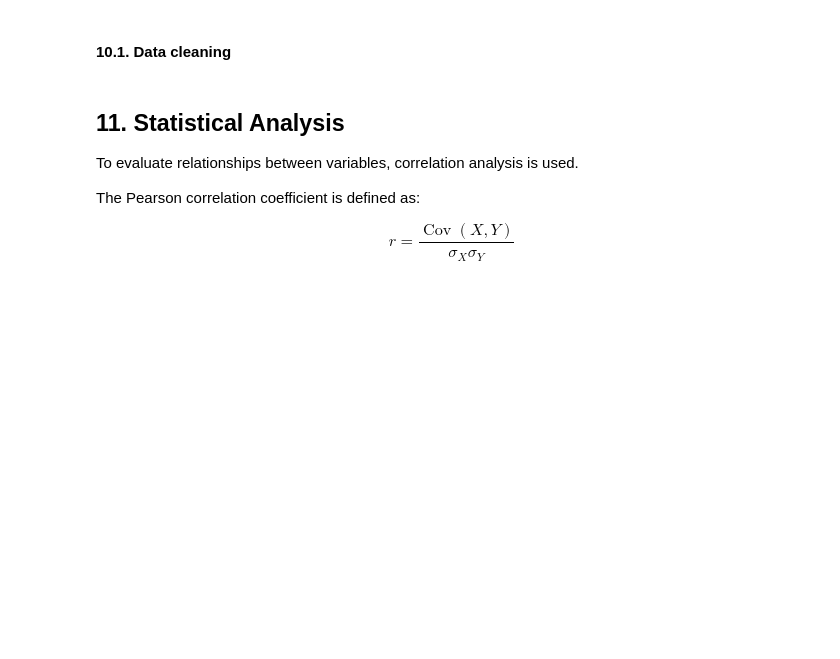
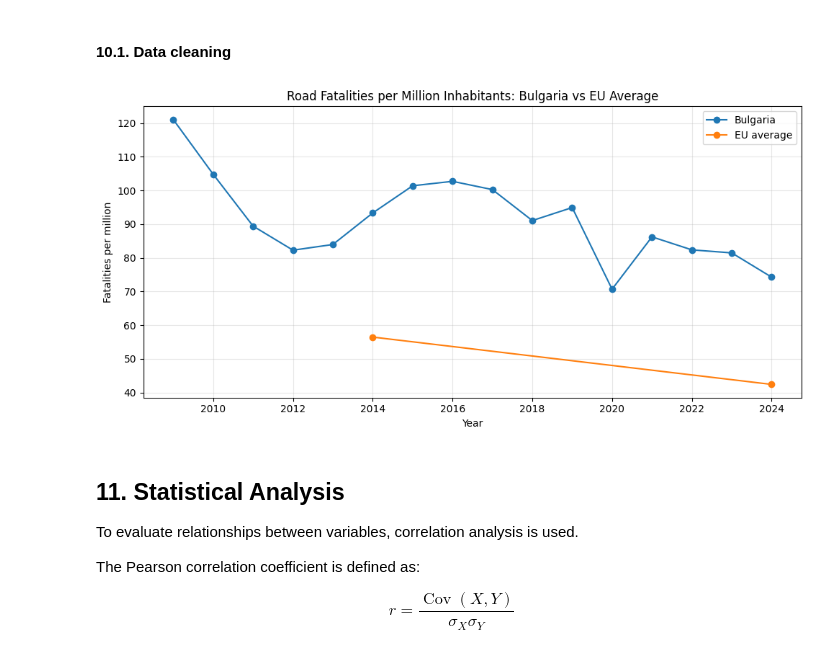
Before and after one commit to borisyotsov/Road-Safety-in-Bulgaria-Impact-of-Traffic-and-Infrastructure-on-Accident-Rates, a Jupyter notebook: Road_Safety_Project.ipynb, the cells around one changed output. Saved outputs shown, nothing was run; the diff lists cells and outputs as text; code cells hidden in the pictures; blank space fills up the shorter version.

Commit message:
add Problem Formulation, add Data cleaning and Line plot Road Fatalities per Million Inhabitants

```diff
--- a/Road_Safety_Project.ipynb
+++ b/Road_Safety_Project.ipynb
@@ -517,3 +553,47 @@ The following indicators are calculated:
+# %%
+df_bg = df_bg.copy()
+
+df_bg["year"] = df_bg["year"].astype(int)
+
+# Bulgaria is per million (from population normalization)
+df_bg["country"] = "Bulgaria"
+
+df_bg = df_bg[["year", "country", "fatalities_per_million"]]
+# %%
+eu_avg = (
+    df_eu.groupby("year", as_index=False)["fatalities_per_million"]
+    .mean()
+)
+
+eu_avg["country"] = "EU average"
+# %%
+comparison = pd.concat(
+    [
+        df_bg[["year", "country", "fatalities_per_million"]],
+        eu_avg
+    ],
+    ignore_index=True
+)
+
+# final safety sort
+comparison = comparison.sort_values(["country", "year"])
+# %%
+plt.figure(figsize=(10, 5))
+
+for c in comparison["country"].unique():
+    temp = comparison[comparison["country"] == c]
+    plt.plot(temp["year"], temp["fatalities_per_million"], marker="o", label=c)
+
+plt.title("Road Fatalities per Million Inhabitants: Bulgaria vs EU Average")
+plt.xlabel("Year")
+plt.ylabel("Fatalities per million")
+plt.grid(True, alpha=0.3)
+plt.legend()
+plt.tight_layout()
+
+plt.show()
+# %% [output]
+[figure, added]
 # %% [markdown]
 ## 11. Statistical Analysis
 
```
Also changed, not shown: parts of 3 cells of this notebook.
